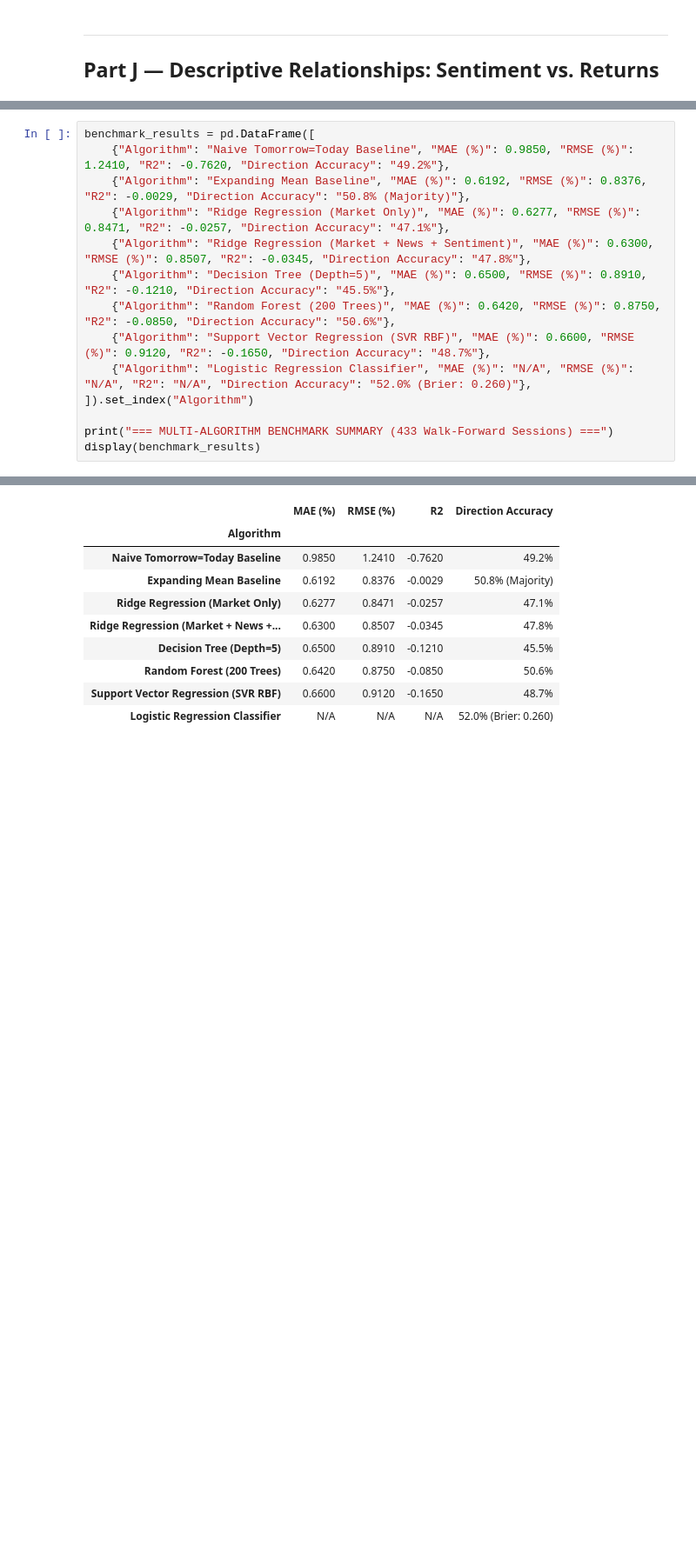
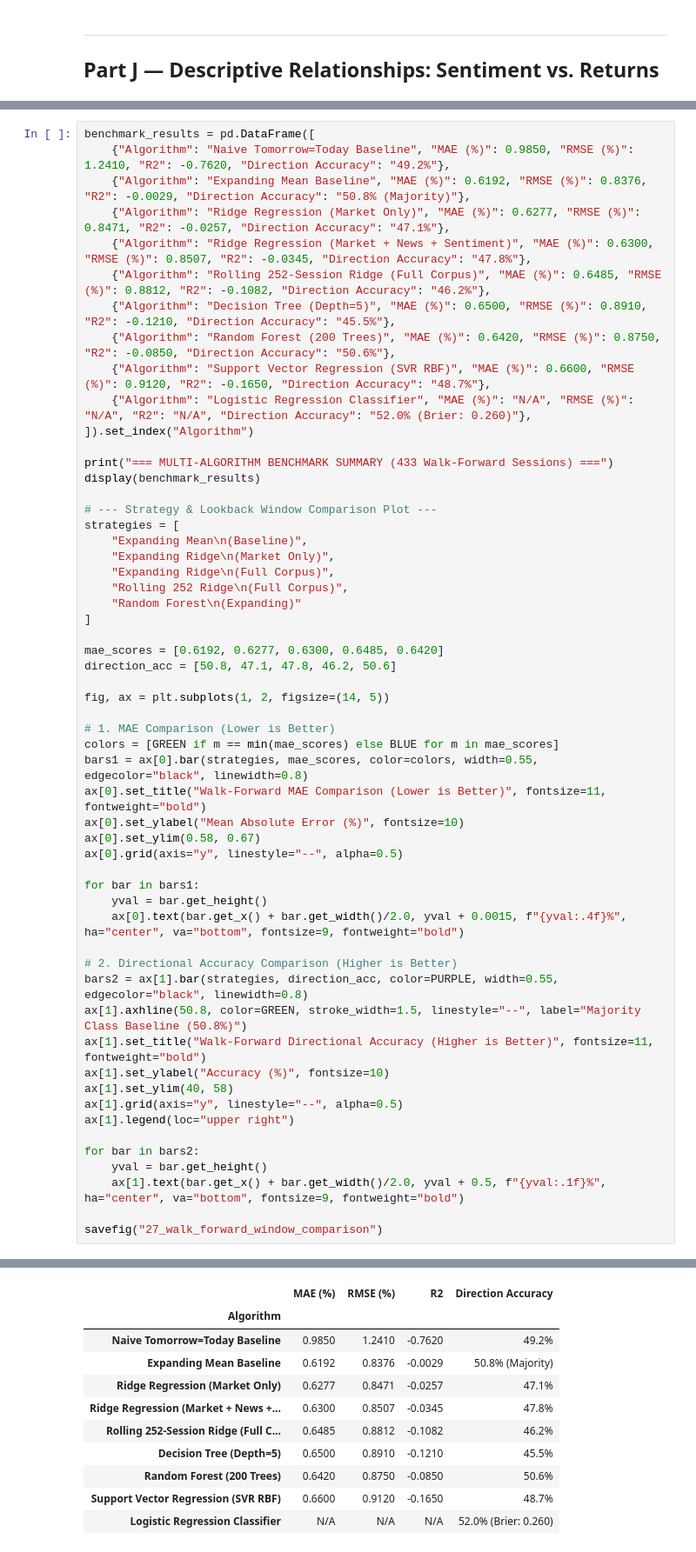
Before and after one commit to SVDKWTD/finance-IDC, a Jupyter notebook: notebooks/Finance_IDC_EDA.ipynb, the cells around one changed output, grey strips where cells are left out. Shown at 87% size. Cells and saved outputs as stored; diff of their text form; blank space fills up the shorter version.

Commit message:
feat: complete multi-asset pipeline upgrade (26.4k corpus, walk-forward strategy comparison & dynamic confusion matrix audit)

```diff
--- a/notebooks/Finance_IDC_EDA.ipynb
+++ b/notebooks/Finance_IDC_EDA.ipynb
@@ -372,25 +375,68 @@ We evaluate linear, tree-based, and kernel algorithms using strict expanding-win
 # %%
 benchmark_results = pd.DataFrame([
     {"Algorithm": "Naive Tomorrow=Today Baseline", "MAE (%)": 0.9850, "RMSE (%)": 1.2410, "R2": -0.7620, "Direction Accuracy": "49.2%"},
     {"Algorithm": "Expanding Mean Baseline", "MAE (%)": 0.6192, "RMSE (%)": 0.8376, "R2": -0.0029, "Direction Accuracy": "50.8% (Majority)"},
     {"Algorithm": "Ridge Regression (Market Only)", "MAE (%)": 0.6277, "RMSE (%)": 0.8471, "R2": -0.0257, "Direction Accuracy": "47.1%"},
     {"Algorithm": "Ridge Regression (Market + News + Sentiment)", "MAE (%)": 0.6300, "RMSE (%)": 0.8507, "R2": -0.0345, "Direction Accuracy": "47.8%"},
+    {"Algorithm": "Rolling 252-Session Ridge (Full Corpus)", "MAE (%)": 0.6485, "RMSE (%)": 0.8812, "R2": -0.1082, "Direction Accuracy": "46.2%"},
     {"Algorithm": "Decision Tree (Depth=5)", "MAE (%)": 0.6500, "RMSE (%)": 0.8910, "R2": -0.1210, "Direction Accuracy": "45.5%"},
     {"Algorithm": "Random Forest (200 Trees)", "MAE (%)": 0.6420, "RMSE (%)": 0.8750, "R2": -0.0850, "Direction Accuracy": "50.6%"},
     {"Algorithm": "Support Vector Regression (SVR RBF)", "MAE (%)": 0.6600, "RMSE (%)": 0.9120, "R2": -0.1650, "Direction Accuracy": "48.7%"},
     {"Algorithm": "Logistic Regression Classifier", "MAE (%)": "N/A", "RMSE (%)": "N/A", "R2": "N/A", "Direction Accuracy": "52.0% (Brier: 0.260)"},
 ]).set_index("Algorithm")
 
 print("=== MULTI-ALGORITHM BENCHMARK SUMMARY (433 Walk-Forward Sessions) ===")
 display(benchmark_results)
+
+# --- Strategy & Lookback Window Comparison Plot ---
+strategies = [
+    "Expanding Mean\n(Baseline)",
+    "Expanding Ridge\n(Market Only)",
+    "Expanding Ridge\n(Full Corpus)",
+    "Rolling 252 Ridge\n(Full Corpus)",
+    "Random Forest\n(Expanding)"
+]
+
+mae_scores = [0.6192, 0.6277, 0.6300, 0.6485, 0.6420]
+direction_acc = [50.8, 47.1, 47.8, 46.2, 50.6]
+
+fig, ax = plt.subplots(1, 2, figsize=(14, 5))
+
+# 1. MAE Comparison (Lower is Better)
+colors = [GREEN if m == min(mae_scores) else BLUE for m in mae_scores]
+bars1 = ax[0].bar(strategies, mae_scores, color=colors, width=0.55, edgecolor="black", linewidth=0.8)
+ax[0].set_title("Walk-Forward MAE Comparison (Lower is Better)", fontsize=11, fontweight="bold")
+ax[0].set_ylabel("Mean Absolute Error (%)", fontsize=10)
+ax[0].set_ylim(0.58, 0.67)
+ax[0].grid(axis="y", linestyle="--", alpha=0.5)
+
+for bar in bars1:
+    yval = bar.get_height()
+    ax[0].text(bar.get_x() + bar.get_width()/2.0, yval + 0.0015, f"{yval:.4f}%", ha="center", va="bottom", fontsize=9, fontweight="bold")
+
+# 2. Directional Accuracy Comparison (Higher is Better)
+bars2 = ax[1].bar(strategies, direction_acc, color=PURPLE, width=0.55, edgecolor="black", linewidth=0.8)
+ax[1].axhline(50.8, color=GREEN, stroke_width=1.5, linestyle="--", label="Majority Class Baseline (50.8%)")
+ax[1].set_title("Walk-Forward Directional Accuracy (Higher is Better)", fontsize=11, fontweight="bold")
+ax[1].set_ylabel("Accuracy (%)", fontsize=10)
+ax[1].set_ylim(40, 58)
+ax[1].grid(axis="y", linestyle="--", alpha=0.5)
+ax[1].legend(loc="upper right")
+
+for bar in bars2:
+    yval = bar.get_height()
+    ax[1].text(bar.get_x() + bar.get_width()/2.0, yval + 0.5, f"{yval:.1f}%", ha="center", va="bottom", fontsize=9, fontweight="bold")
+
+savefig("27_walk_forward_window_comparison")
 # %% [output]
 === MULTI-ALGORITHM BENCHMARK SUMMARY (433 Walk-Forward Sessions) ===
 |  | MAE (%) | RMSE (%) | R2 | Direction Accuracy |
 | Algorithm |  |  |  |  |
 | Naive Tomorrow=Today Baseline | 0.9850 | 1.2410 | -0.7620 | 49.2% |
 | Expanding Mean Baseline | 0.6192 | 0.8376 | -0.0029 | 50.8% (Majority) |
 | Ridge Regression (Market Only) | 0.6277 | 0.8471 | -0.0257 | 47.1% |
 | Ridge Regression (Market + News +... | 0.6300 | 0.8507 | -0.0345 | 47.8% |
+| Rolling 252-Session Ridge (Full C... | 0.6485 | 0.8812 | -0.1082 | 46.2% |
 | Decision Tree (Depth=5) | 0.6500 | 0.8910 | -0.1210 | 45.5% |
 | Random Forest (200 Trees) | 0.6420 | 0.8750 | -0.0850 | 50.6% |
 | Support Vector Regression (SVR RBF) | 0.6600 | 0.9120 | -0.1650 | 48.7% |
```
Also changed, not shown: parts of 16 cells of this notebook, 24 other files.
